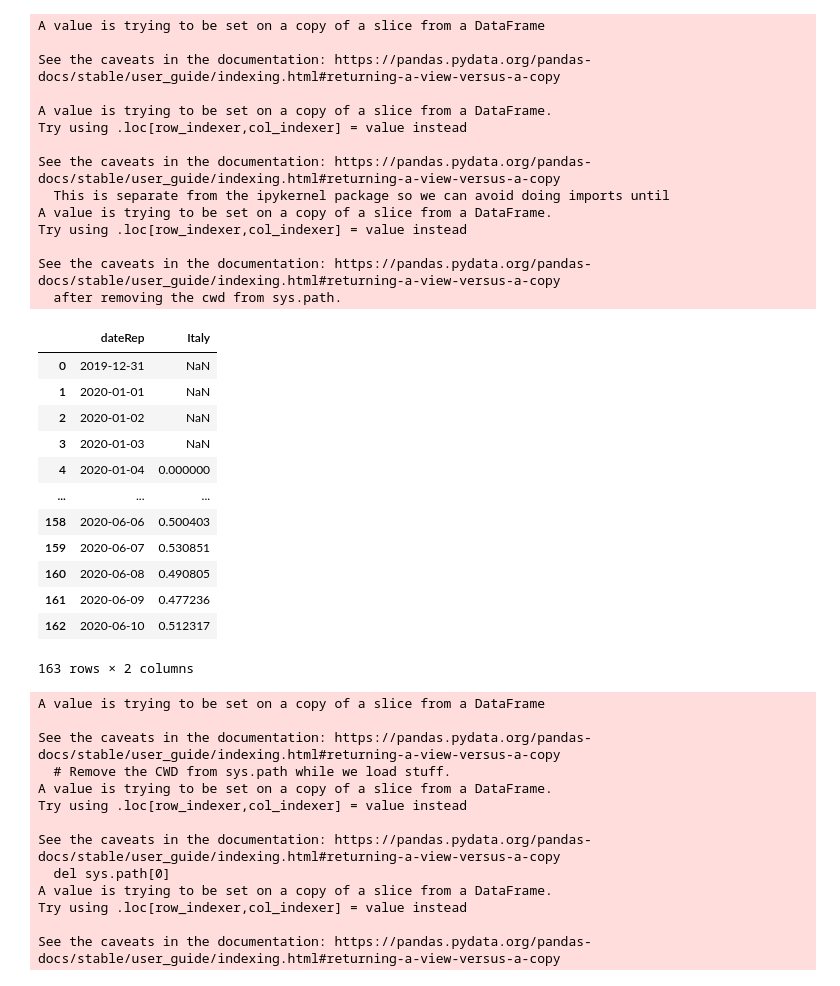
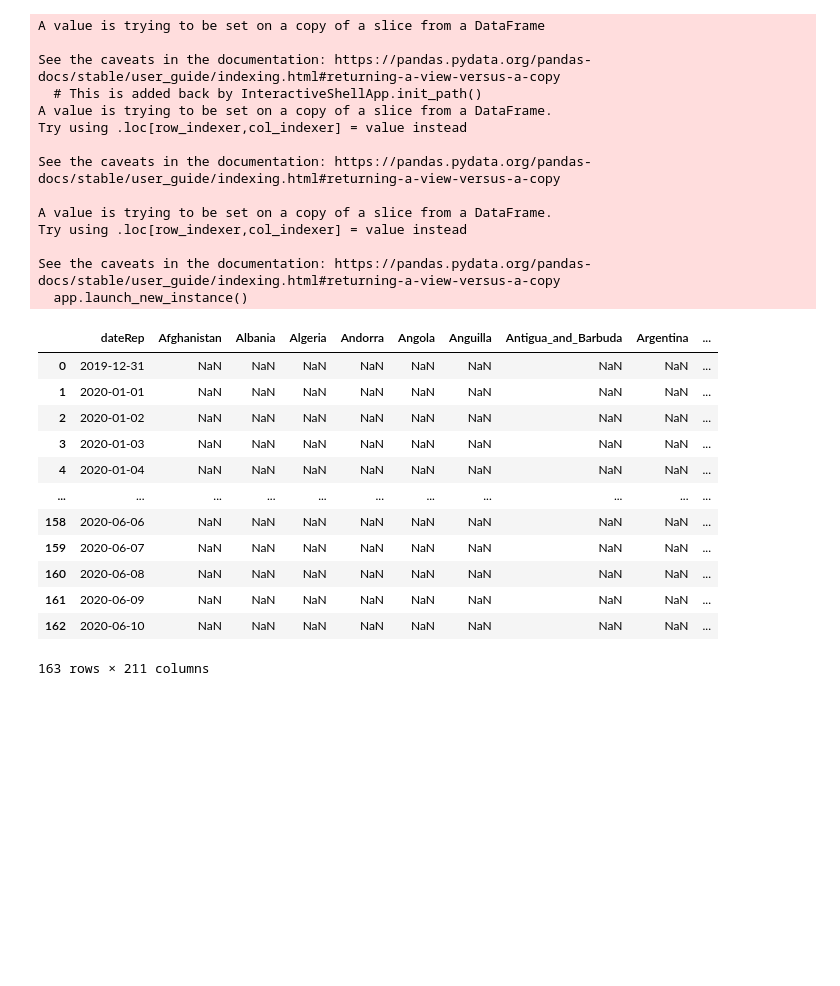
Before and after one commit to L0per/covid-waves, a Jupyter notebook: covid-waves.ipynb, the cells around one changed output. Drawn from its saved outputs; the diff is of its cells as text; code cells hidden in the pictures; blank space fills up the shorter version.

```diff
--- a/covid-waves.ipynb
+++ b/covid-waves.ipynb
@@ -68,69 +15,51 @@ df_final
-# %%
-df_country = df[df['countriesAndTerritories'] == 'Italy']
-df_country.sort_values(by='dateRep', inplace=True)
-df_country['rollingCases'] = df_country['cases'].rolling(5).mean()
-df_country['perCapCases'] = (df_country['rollingCases'] / df_country['popData2018']) * 100000
-df_country.reset_index(inplace=True, drop=True)
-df_final['Italy'] = df_country['perCapCases']
-df_final
-# %% [output]
-A value is trying to be set on a copy of a slice from a DataFrame
-
-See the caveats in the documentation: https://pandas.pydata.org/pandas-docs/stable/user_guide/indexing.html#returning-a-view-versus-a-copy
-
-A value is trying to be set on a copy of a slice from a DataFrame.
-Try using .loc[row_indexer,col_indexer] = value instead
-
-See the caveats in the documentation: https://pandas.pydata.org/pandas-docs/stable/user_guide/indexing.html#returning-a-view-versus-a-copy
-  This is separate from the ipykernel package so we can avoid doing imports until
-A value is trying to be set on a copy of a slice from a DataFrame.
-Try using .loc[row_indexer,col_indexer] = value instead
-
-See the caveats in the documentation: https://pandas.pydata.org/pandas-docs/stable/user_guide/indexing.html#returning-a-view-versus-a-copy
-  after removing the cwd from sys.path.
-|  | dateRep | Italy |
-| 0 | 2019-12-31 | NaN |
-| 1 | 2020-01-01 | NaN |
-| 2 | 2020-01-02 | NaN |
-| 3 | 2020-01-03 | NaN |
-| 4 | 2020-01-04 | 0.000000 |
-| ... | ... | ... |
-| 158 | 2020-06-06 | 0.500403 |
-| 159 | 2020-06-07 | 0.530851 |
-| 160 | 2020-06-08 | 0.490805 |
-| 161 | 2020-06-09 | 0.477236 |
-| 162 | 2020-06-10 | 0.512317 |
-163 rows × 2 columns
 # %%
 # final dataframe
 df_final = pd.DataFrame({'dateRep': dates})
 df_final.sort_values(by='dateRep', inplace=True)
 df_final.reset_index(inplace=True, drop=True)
 
 # loop through each country in the dataframe
 for country in countries:
 
+    # select country rows from original dataframe and sort by date
     df_country = df[df['countriesAndTerritories'] == country]
     df_country.sort_values(by='dateRep', inplace=True)
 
-    # apply 5 day rolling average and drop NaN rows
-    df_country['rollingCases'] = df_country['cases'].rolling(5).mean()
-    df_country['perCapCases'] = (df_country['rollingCases'] / df_country['popData2018']) * 100000
-
+    # apply 7 day rolling average and per 100,000 people of country population
+    df_country['rollingCases'] = df_country['cases'].rolling(7).mean()
+    cases_max = df_country['rollingCases'].max()
+    df_country['casesPercent'] = df_country['rollingCases'] / cases_max
     df_country.reset_index(inplace=True, drop=True)
 
-    df_final[country] = df_country['perCapCases']
+    # add column with values to final dataframe
+    df_final[country] = df_country['casesPercent']
+
+df_final
 # %% [output]
 A value is trying to be set on a copy of a slice from a DataFrame
 
 See the caveats in the documentation: https://pandas.pydata.org/pandas-docs/stable/user_guide/indexing.html#returning-a-view-versus-a-copy
-  # Remove the CWD from sys.path while we load stuff.
+  # This is added back by InteractiveShellApp.init_path()
 A value is trying to be set on a copy of a slice from a DataFrame.
 Try using .loc[row_indexer,col_indexer] = value instead
 
 See the caveats in the documentation: https://pandas.pydata.org/pandas-docs/stable/user_guide/indexing.html#returning-a-view-versus-a-copy
-  del sys.path[0]
+
 A value is trying to be set on a copy of a slice from a DataFrame.
 Try using .loc[row_indexer,col_indexer] = value instead
 
 See the caveats in the documentation: https://pandas.pydata.org/pandas-docs/stable/user_guide/indexing.html#returning-a-view-versus-a-copy
+  app.launch_new_instance()
+|  | dateRep | Afghanistan | Albania | Algeria | Andorra | Angola | Anguilla | Antigua_and_Barbuda | Argentina | ... |
+| 0 | 2019-12-31 | NaN | NaN | NaN | NaN | NaN | NaN | NaN | NaN | ... |
+| 1 | 2020-01-01 | NaN | NaN | NaN | NaN | NaN | NaN | NaN | NaN | ... |
+| 2 | 2020-01-02 | NaN | NaN | NaN | NaN | NaN | NaN | NaN | NaN | ... |
+| 3 | 2020-01-03 | NaN | NaN | NaN | NaN | NaN | NaN | NaN | NaN | ... |
+| 4 | 2020-01-04 | NaN | NaN | NaN | NaN | NaN | NaN | NaN | NaN | ... |
+| ... | ... | ... | ... | ... | ... | ... | ... | ... | ... | ... |
+| 158 | 2020-06-06 | NaN | NaN | NaN | NaN | NaN | NaN | NaN | NaN | ... |
+| 159 | 2020-06-07 | NaN | NaN | NaN | NaN | NaN | NaN | NaN | NaN | ... |
+| 160 | 2020-06-08 | NaN | NaN | NaN | NaN | NaN | NaN | NaN | NaN | ... |
+| 161 | 2020-06-09 | NaN | NaN | NaN | NaN | NaN | NaN | NaN | NaN | ... |
+| 162 | 2020-06-10 | NaN | NaN | NaN | NaN | NaN | NaN | NaN | NaN | ... |
+163 rows × 211 columns
```
Also changed, not shown: parts of 11 cells of this notebook.
